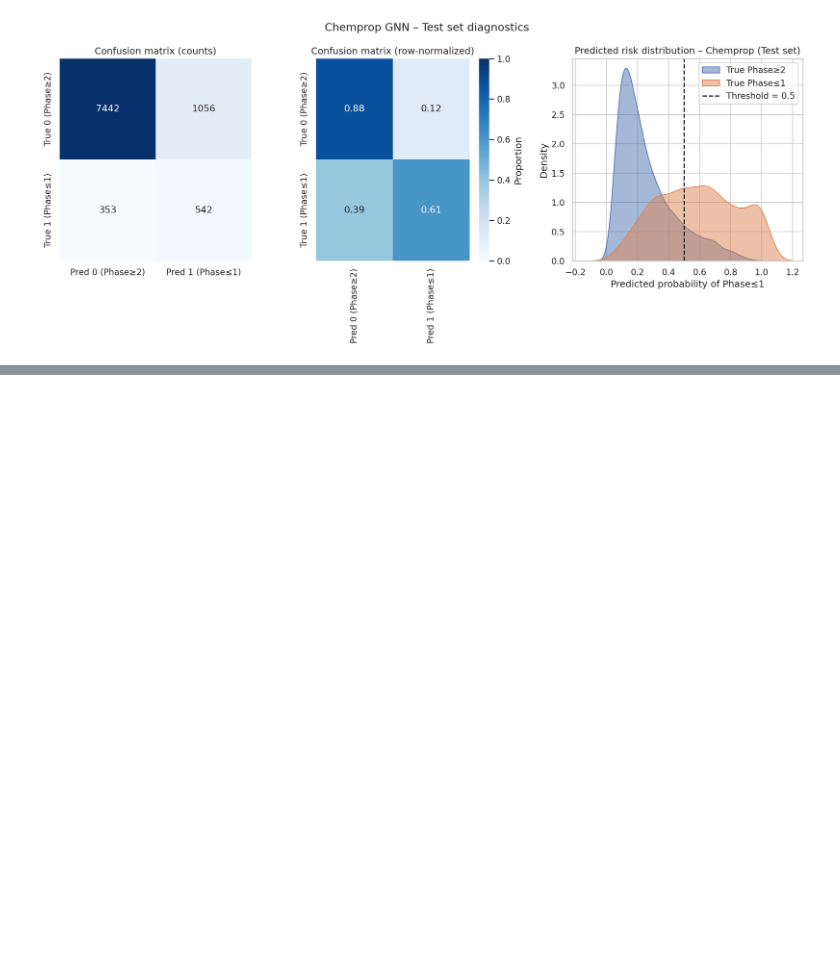
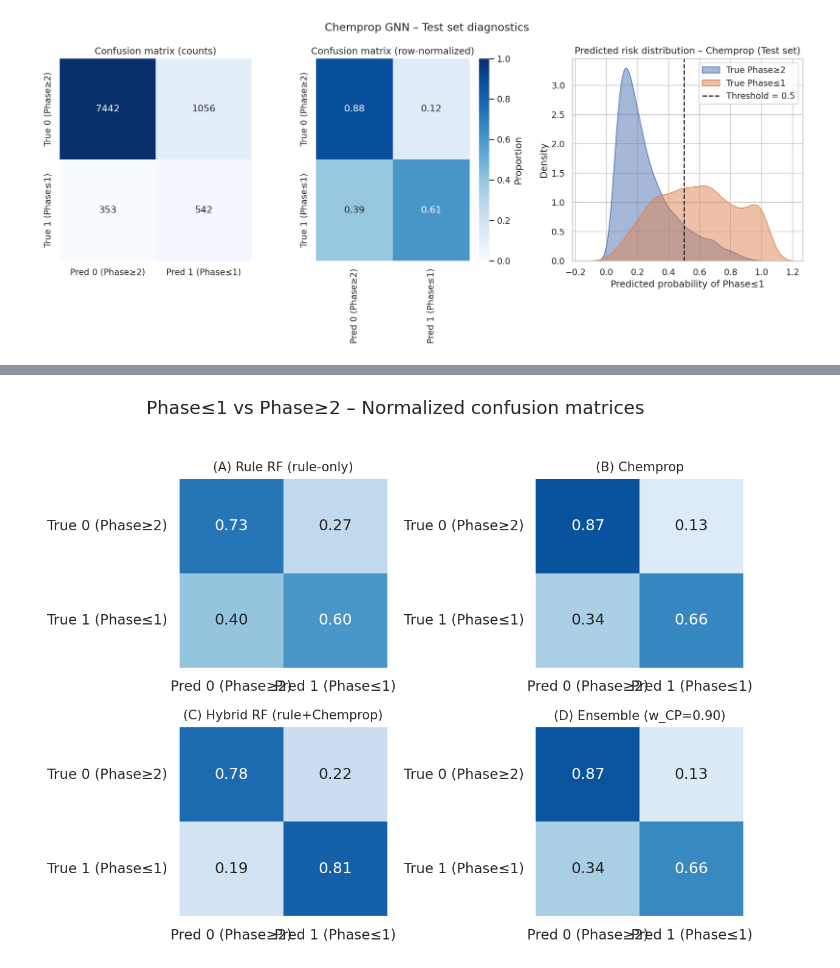
Before and after one commit to Parkss0/251119, a Jupyter notebook: 251119_practice.ipynb, the cells around one changed output, grey strips where cells are left out. Saved outputs shown, nothing was run; the diff lists cells and outputs as text; code cells hidden in the pictures; blank space fills up the shorter version.

```diff
--- a/251119_practice.ipynb
+++ b/251119_practice.ipynb
@@ -411,0 +1239,34 @@ plt.show()
+# %%
+from sklearn.metrics import confusion_matrix
+import numpy as np
+
+fig, axes = plt.subplots(2, 2, figsize=(8, 6))
+titles = [
+    "(A) Rule RF (rule-only)",
+    "(B) Chemprop",
+    "(C) Hybrid RF (rule+Chemprop)",
+    f"(D) Ensemble (w_CP={best_w:.2f})",
+]
+
+for ax, (name, prob), title in zip(axes.flatten(), model_probs.items(), titles):
+    y_pred = (prob >= 0.5).astype(int)
+    cm = confusion_matrix(y_test, y_pred, labels=[0, 1])
+    cm_norm = cm.astype(float) / cm.sum(axis=1, keepdims=True)
+
+    sns.heatmap(
+        cm_norm,
+        annot=True, fmt=".2f", cmap="Blues",
+        vmin=0, vmax=1, cbar=False,
+        xticklabels=["Pred 0 (Phase≥2)", "Pred 1 (Phase≤1)"],
+        yticklabels=["True 0 (Phase≥2)", "True 1 (Phase≤1)"],
+        ax=ax,
+    )
+    ax.set_title(title, fontsize=10)
+    ax.set_xlabel("")
+    ax.set_ylabel("")
+
+plt.suptitle("Phase≤1 vs Phase≥2 – Normalized confusion matrices", y=1.02)
+plt.tight_layout()
+plt.show()
+# %% [output]
+[figure, added]
```
Also changed, not shown: parts of 23 cells of this notebook.
